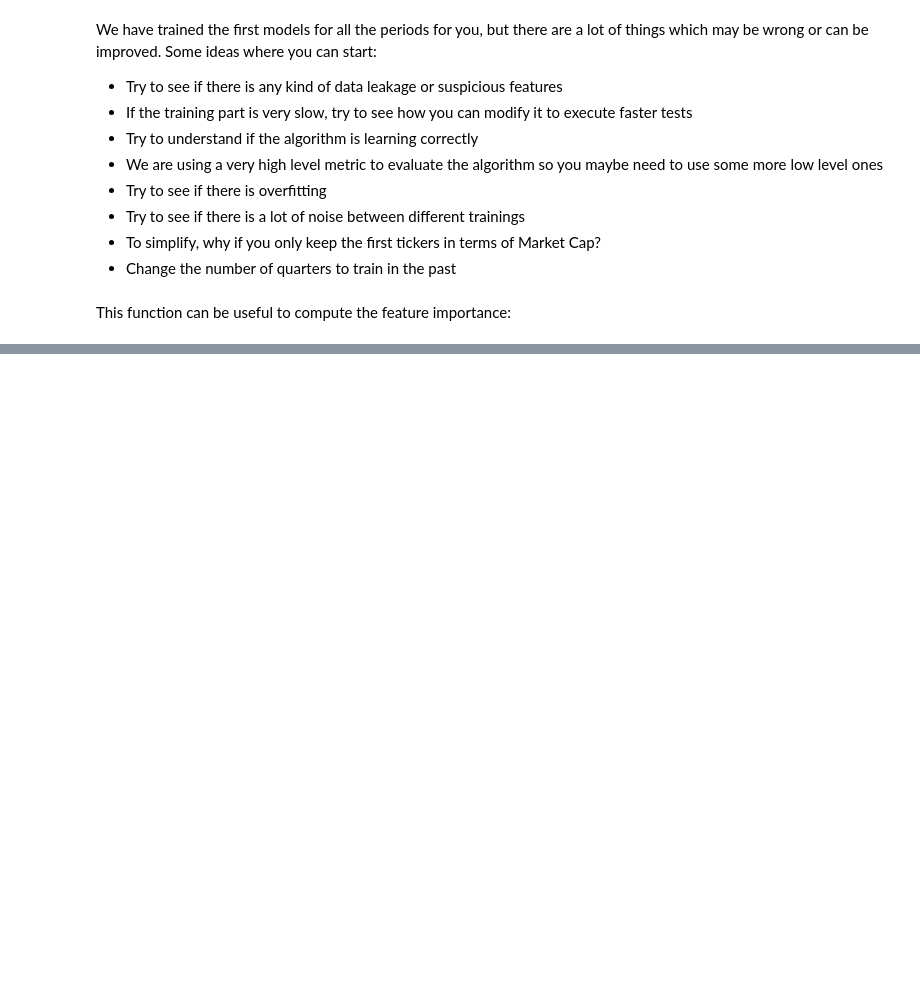
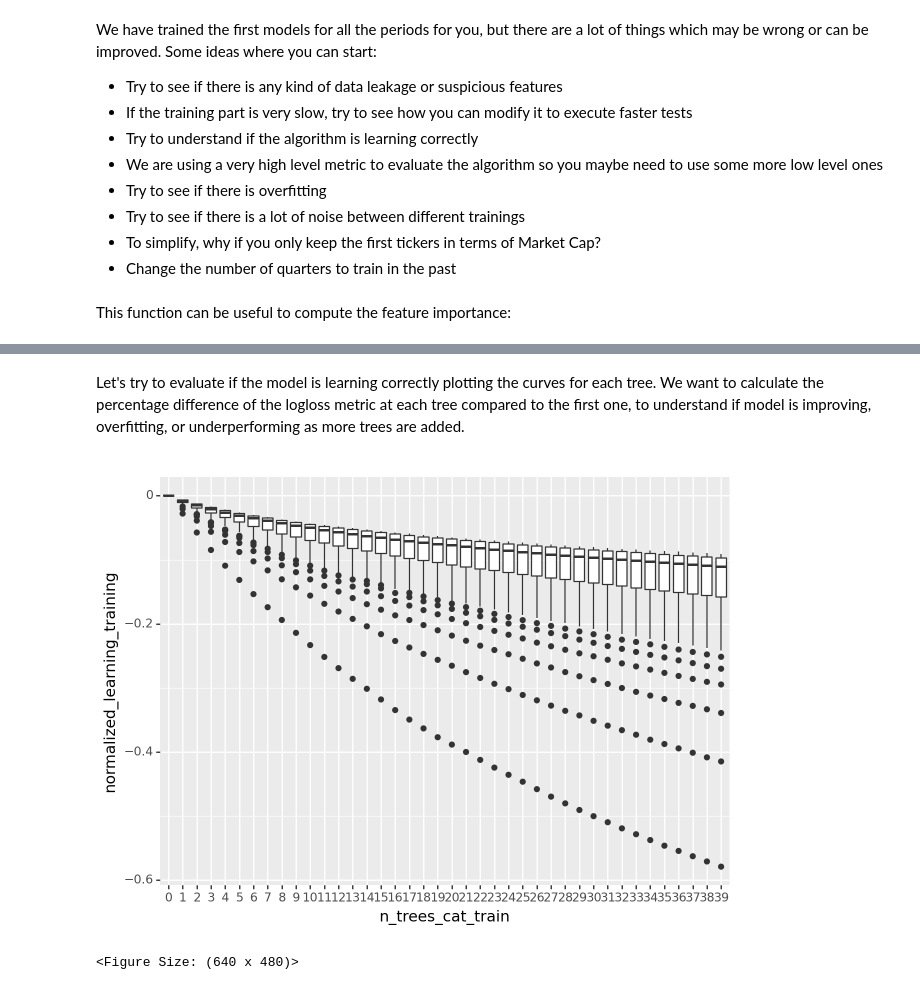
Before and after one commit to dan1dr/zrive-ds, a Jupyter notebook: src/module_5/module5.ipynb, the cells around one changed output, grey strips where cells are left out. Drawn from its saved outputs; the diff is of its cells as text; code cells hidden in the pictures; blank space fills up the shorter version.

```diff
--- a/src/module_5/module5.ipynb
+++ b/src/module_5/module5.ipynb
@@ -315,0 +466,46 @@ import matplotlib.pyplot as plt
+# %% [markdown]
+Let's try to evaluate if the model is learning correctly plotting the curves for each tree. We want to calculate the percentage difference of the logloss metric at each tree compared to the first one, to understand if model is improving, overfitting, or underperforming as more trees are added.
+# %%
+def compute_learning_rate(set_: str, all_results: dict) -> pd.DataFrame:
+    """
+    Calculate the normalized learning rates for the model
+
+    Parameters:
+    - set_ (str): The dataset type ('training' or 'valid_0').
+    - all_results (dict): Dictionary containing training results for each execution date.
+
+    Returns:
+    - pd.DataFrame: DataFrame with normalized learning rates, including execution dates and tree categories.
+    """
+
+    df = pd.DataFrame()
+    for date in all_results:
+        df_tmp = pd.DataFrame(all_results[date][set_])
+        df_tmp['n_trees'] = range(len(df_tmp))
+        df_tmp['execution_date'] = date
+        df = pd.concat([df, df_tmp])
+
+    # Calculate the % diff respect to first tree
+    df['first_tree_logloss'] = df.groupby(['execution_date'])['binary_logloss'].transform('first')
+    df[f'normalized_learning_{set_}'] = (df['binary_logloss'] - df['first_tree_logloss']) / df['first_tree_logloss']
+    df = df.drop(columns='first_tree_logloss')
+
+    return df
+# %%
+learning_rates_train = compute_learning_rate('training', all_results)
+learning_rates_test = compute_learning_rate('valid_0', all_results)
+
+# Convert 'n_trees' to a categorical variable for better plotting
+learning_rates_train['n_trees_cat_train'] = pd.Categorical(learning_rates_train['n_trees'], categories=sorted(learning_rates_train['n_trees'].unique()))
+learning_rates_test['n_trees_cat_test'] = pd.Categorical(learning_rates_test['n_trees'], categories=sorted(learning_rates_test['n_trees'].unique()))
+
+# Merging training and validation learning rates for comparison
+learning_rates = pd.merge(
+    learning_rates_test[['n_trees', 'n_trees_cat_test', 'normalized_learning_valid_0', 'execution_date']],
+    learning_rates_train[['n_trees', 'n_trees_cat_train', 'normalized_learning_training', 'execution_date']],
+    on=['execution_date', 'n_trees']
+)
+ggplot(learning_rates, aes(x="n_trees_cat_train")) + geom_boxplot(aes(y="normalized_learning_training"))
+# %% [output]
+[figure, added]
+<Figure Size: (640 x 480)>
```
Also changed, not shown: parts of 32 cells of this notebook, 1 other file.
